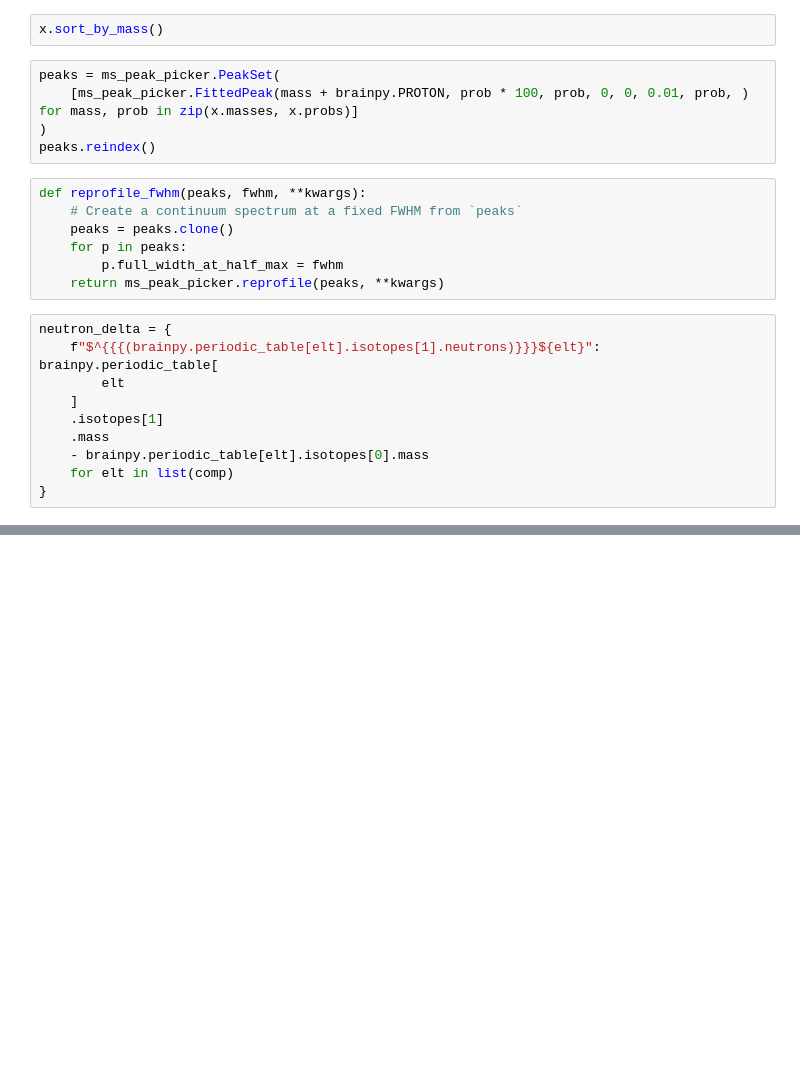
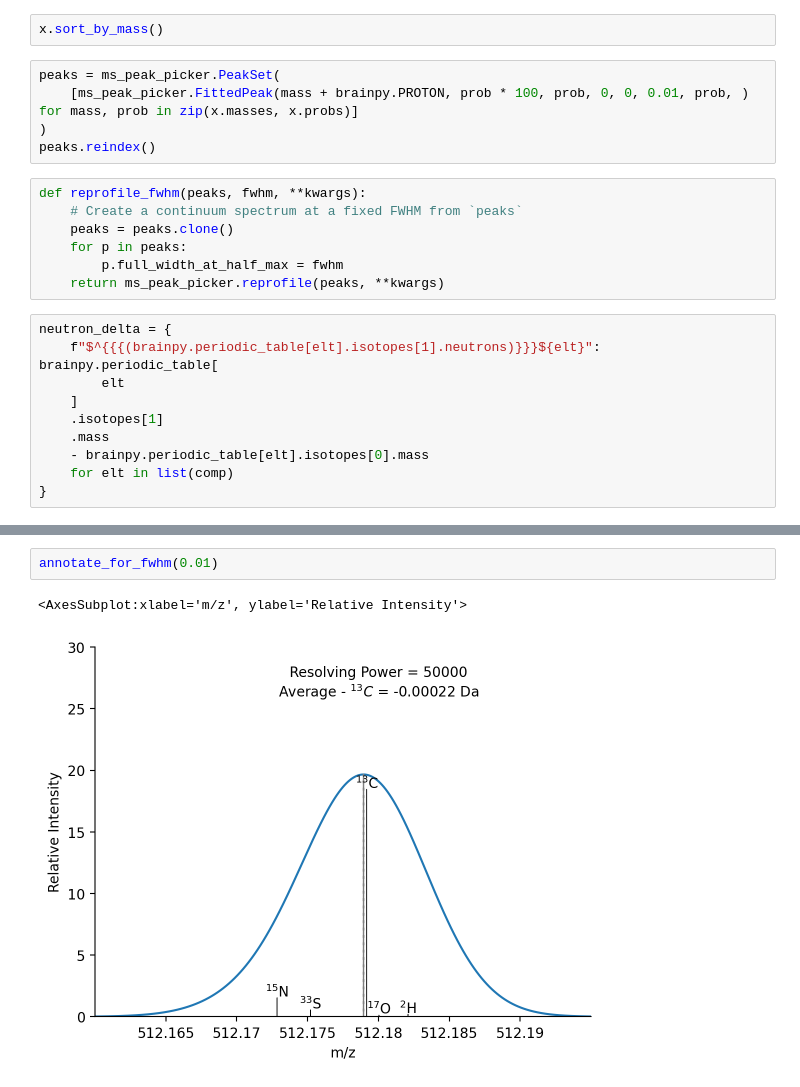
Before and after one commit to HUPO-PSI/mzPAF, a Jupyter notebook: implementations/python/isotopic_fine_structure_graphic.ipynb, the cells around one changed output, grey strips where cells are left out. Drawn from its saved outputs; the diff is of its cells as text; blank space fills up the shorter version.

```diff
--- a/implementations/python/isotopic_fine_structure_graphic.ipynb
+++ b/implementations/python/isotopic_fine_structure_graphic.ipynb
@@ -83,4 +97,9 @@ def annotate_for_fwhm(fwhm, ax=None):
     return ax
+# %%
+annotate_for_fwhm(0.01)
+# %% [output]
+<AxesSubplot:xlabel='m/z', ylabel='Relative Intensity'>
+[figure, added]
 # %%
 # Set up main canvas and segmented inset windows
 
```
Also changed, not shown: parts of 14 cells of this notebook.
